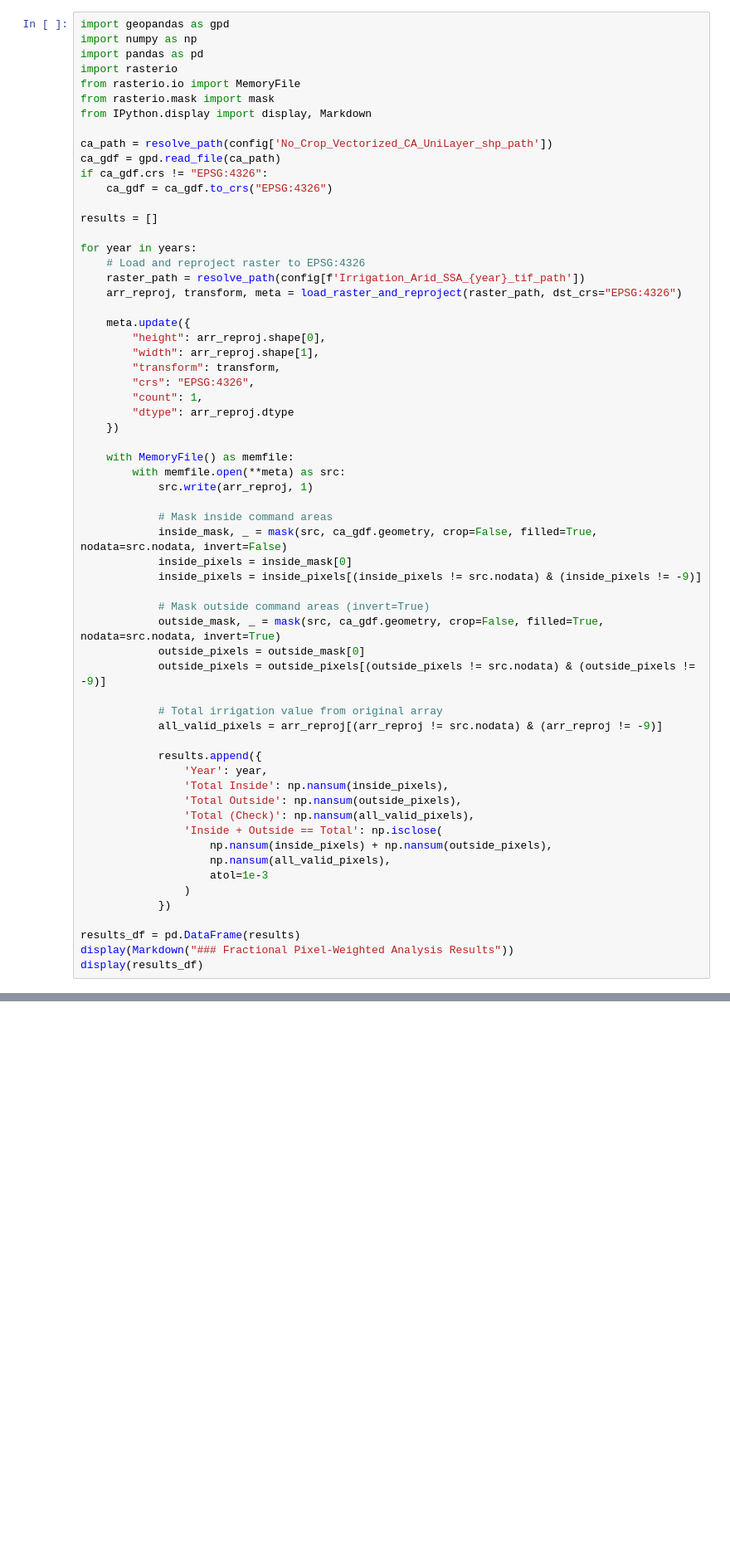
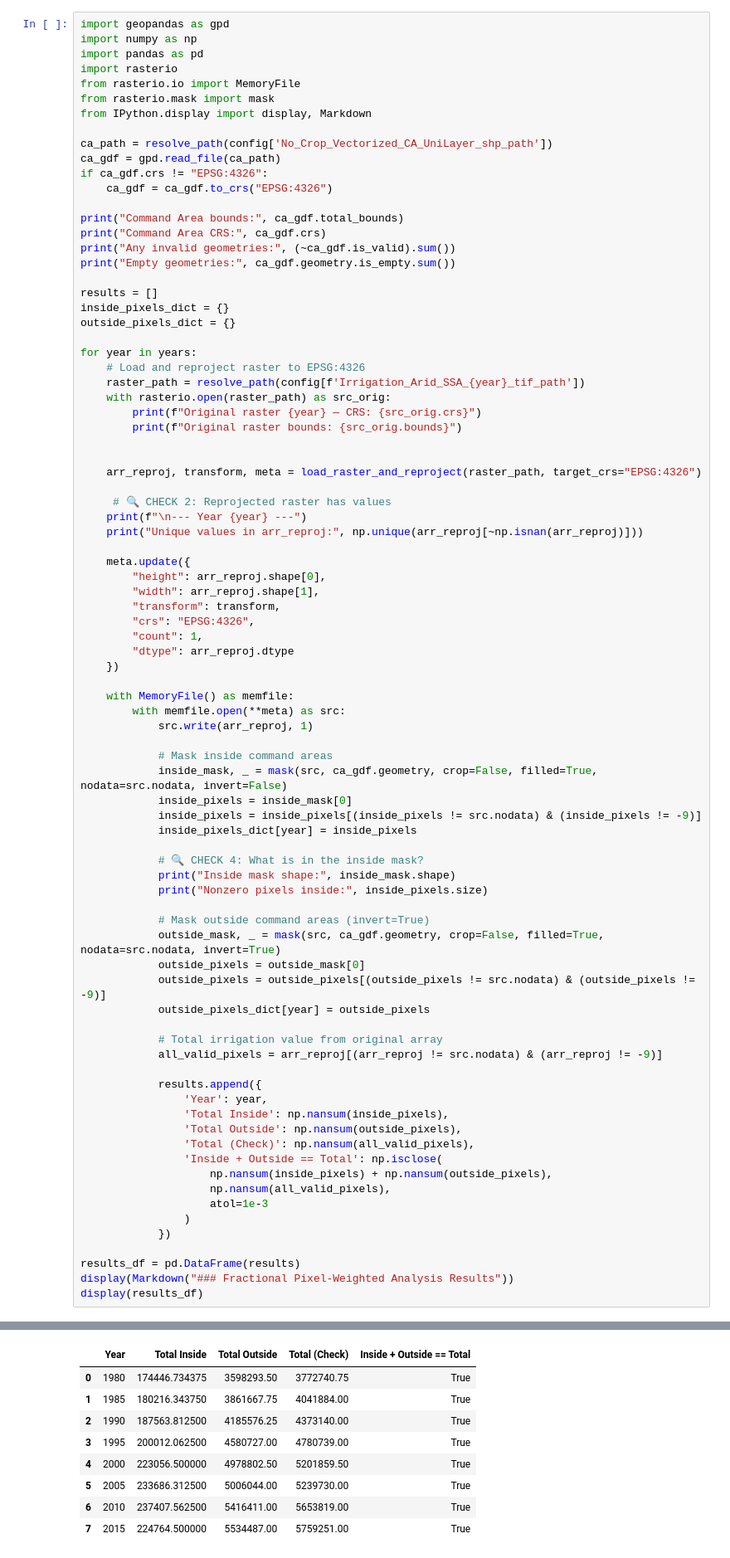
Before and after one commit to rellimylime/Africa_Irrigation, a Jupyter notebook: Code/2_Dam_Analysis/8_Descriptive_Statistics.ipynb, the cells around one changed output, grey strips where cells are left out. Shown at 83% size. Saved outputs shown, nothing was run; the diff lists cells and outputs as text; blank space fills up the shorter version.

```diff
--- a/Code/2_Dam_Analysis/8_Descriptive_Statistics.ipynb
+++ b/Code/2_Dam_Analysis/8_Descriptive_Statistics.ipynb
@@ -67,12 +83,28 @@ ca_gdf = gpd.read_file(ca_path)
 if ca_gdf.crs != "EPSG:4326":
     ca_gdf = ca_gdf.to_crs("EPSG:4326")
 
+print("Command Area bounds:", ca_gdf.total_bounds)
+print("Command Area CRS:", ca_gdf.crs)
+print("Any invalid geometries:", (~ca_gdf.is_valid).sum())
+print("Empty geometries:", ca_gdf.geometry.is_empty.sum())
+
 results = []
+inside_pixels_dict = {}
+outside_pixels_dict = {}
 
 for year in years:
     # Load and reproject raster to EPSG:4326
     raster_path = resolve_path(config[f'Irrigation_Arid_SSA_{year}_tif_path'])
-    arr_reproj, transform, meta = load_raster_and_reproject(raster_path, dst_crs="EPSG:4326")
+    with rasterio.open(raster_path) as src_orig:
+        print(f"Original raster {year} — CRS: {src_orig.crs}")
+        print(f"Original raster bounds: {src_orig.bounds}")
+
+
+    arr_reproj, transform, meta = load_raster_and_reproject(raster_path, target_crs="EPSG:4326")
+
+     # 🔍 CHECK 2: Reprojected raster has values
+    print(f"\n--- Year {year} ---")
+    print("Unique values in arr_reproj:", np.unique(arr_reproj[~np.isnan(arr_reproj)]))
 
     meta.update({
         "height": arr_reproj.shape[0],
@@ -91,11 +123,17 @@ for year in years:
             inside_mask, _ = mask(src, ca_gdf.geometry, crop=False, filled=True, nodata=src.nodata, invert=False)
             inside_pixels = inside_mask[0]
             inside_pixels = inside_pixels[(inside_pixels != src.nodata) & (inside_pixels != -9)]
+            inside_pixels_dict[year] = inside_pixels
+
+            # 🔍 CHECK 4: What is in the inside mask?
+            print("Inside mask shape:", inside_mask.shape)
+            print("Nonzero pixels inside:", inside_pixels.size)
 
             # Mask outside command areas (invert=True)
             outside_mask, _ = mask(src, ca_gdf.geometry, crop=False, filled=True, nodata=src.nodata, invert=True)
             outside_pixels = outside_mask[0]
             outside_pixels = outside_pixels[(outside_pixels != src.nodata) & (outside_pixels != -9)]
+            outside_pixels_dict[year] = outside_pixels
 
             # Total irrigation value from original array
             all_valid_pixels = arr_reproj[(arr_reproj != src.nodata) & (arr_reproj != -9)]
@@ -120,2 +175,11 @@ TypeError: load_and_reproject() got an unexpected keyword argument 'dst_crs'
+|  | Year | Total Inside | Total Outside | Total (Check) | Inside + Outside == Total |
+| 0 | 1980 | 174446.734375 | 3598293.50 | 3772740.75 | True |
+| 1 | 1985 | 180216.343750 | 3861667.75 | 4041884.00 | True |
+| 2 | 1990 | 187563.812500 | 4185576.25 | 4373140.00 | True |
+| 3 | 1995 | 200012.062500 | 4580727.00 | 4780739.00 | True |
+| 4 | 2000 | 223056.500000 | 4978802.50 | 5201859.50 | True |
+| 5 | 2005 | 233686.312500 | 5006044.00 | 5239730.00 | True |
+| 6 | 2010 | 237407.562500 | 5416411.00 | 5653819.00 | True |
+| 7 | 2015 | 224764.500000 | 5534487.00 | 5759251.00 | True |
 # %% [markdown]
 ### Descriptive Statistics
```
Also changed, not shown: parts of 13 cells of this notebook.
